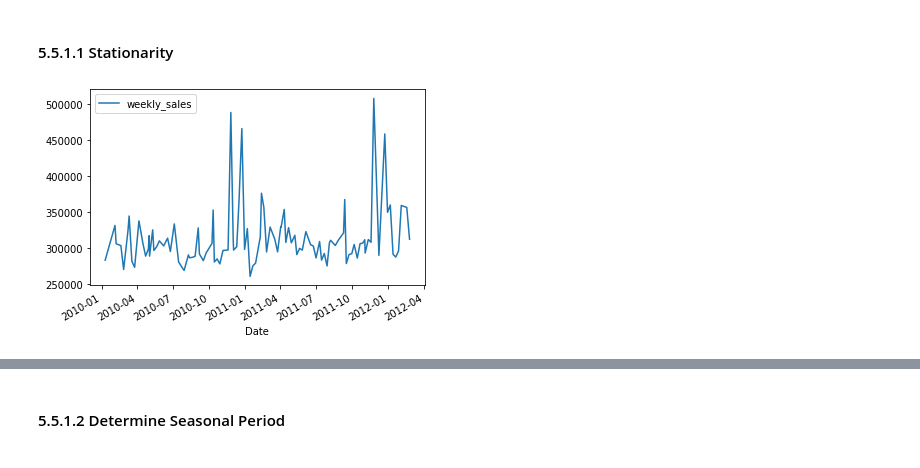
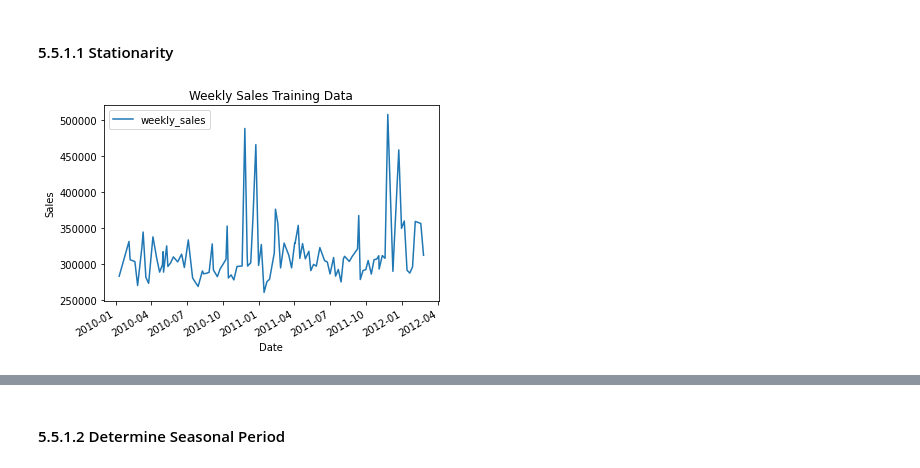
Before and after one commit to trauzi12/retail_sales_predictions, a Jupyter notebook: retail_sales_preprocessing_model.ipynb, the cells around one changed output, grey strips where cells are left out. Drawn from its saved outputs; the diff is of its cells as text; code cells hidden in the pictures.

```diff
--- a/retail_sales_preprocessing_model.ipynb
+++ b/retail_sales_preprocessing_model.ipynb
@@ -529,9 +516,11 @@ plt.show()
 # %%
 # time series plot
 pd.DataFrame(store5_train_df).plot()
+plt.title('Weekly Sales Training Data')
+plt.ylabel('Sales')
 plt.show()
 # %% [output]
-[figure, old version]
+[figure, new version]
 # %%
 adfuller(store5_train_df.weekly_sales.values)
 # %% [output]
```
Also changed, not shown: parts of 24 cells of this notebook.
